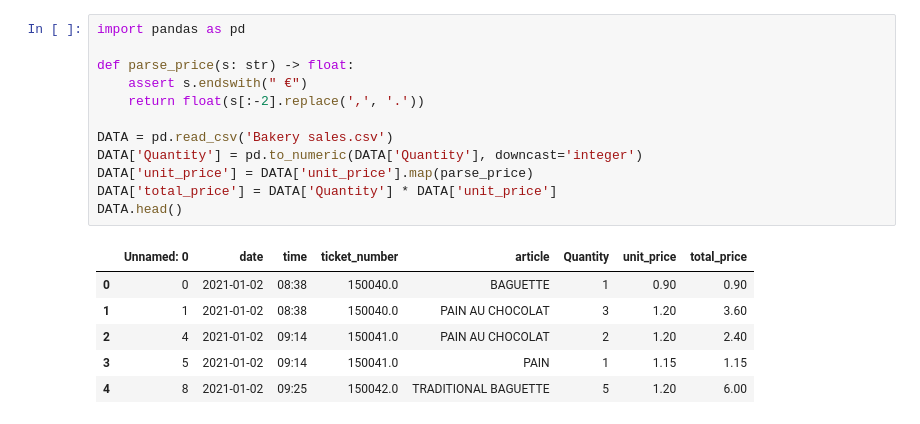
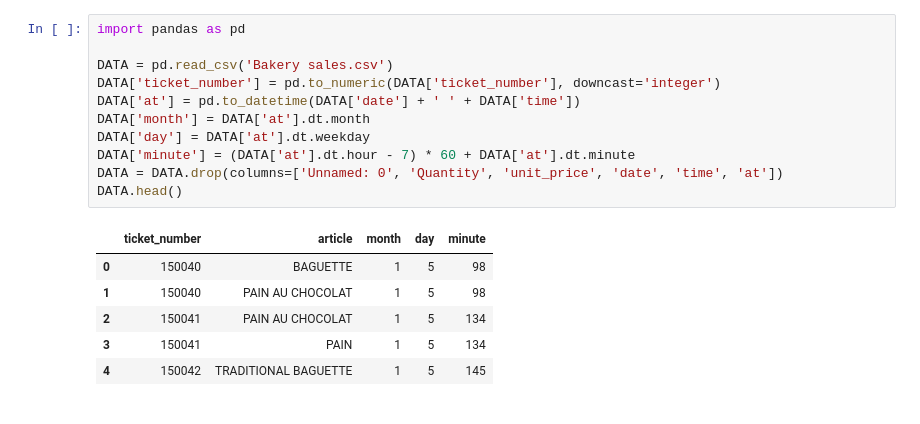
Before and after one commit to 1kjo/dbdm, a Jupyter notebook: clustering.ipynb, the cells around one changed output. Drawn from its saved outputs; the diff is of its cells as text.

```diff
--- a/clustering.ipynb
+++ b/clustering.ipynb
@@ -1,20 +1,19 @@
-# %%
-import pandas as pd
-
-def parse_price(s: str) -> float:
-    assert s.endswith(" €")
-    return float(s[:-2].replace(',', '.'))
-
-DATA = pd.read_csv('Bakery sales.csv')
-DATA['Quantity'] = pd.to_numeric(DATA['Quantity'], downcast='integer')
-DATA['unit_price'] = DATA['unit_price'].map(parse_price)
-DATA['total_price'] = DATA['Quantity'] * DATA['unit_price']
-DATA.head()
-# %% [output]
-|  | Unnamed: 0 | date | time | ticket_number | article | Quantity | unit_price | total_price |
-| 0 | 0 | 2021-01-02 | 08:38 | 150040.0 | BAGUETTE | 1 | 0.90 | 0.90 |
-| 1 | 1 | 2021-01-02 | 08:38 | 150040.0 | PAIN AU CHOCOLAT | 3 | 1.20 | 3.60 |
-| 2 | 4 | 2021-01-02 | 09:14 | 150041.0 | PAIN AU CHOCOLAT | 2 | 1.20 | 2.40 |
-| 3 | 5 | 2021-01-02 | 09:14 | 150041.0 | PAIN | 1 | 1.15 | 1.15 |
-| 4 | 8 | 2021-01-02 | 09:25 | 150042.0 | TRADITIONAL BAGUETTE | 5 | 1.20 | 6.00 |
+# %%
+import pandas as pd
+
+DATA = pd.read_csv('Bakery sales.csv')
+DATA['ticket_number'] = pd.to_numeric(DATA['ticket_number'], downcast='integer')
+DATA['at'] = pd.to_datetime(DATA['date'] + ' ' + DATA['time'])
+DATA['month'] = DATA['at'].dt.month
+DATA['day'] = DATA['at'].dt.weekday
+DATA['minute'] = (DATA['at'].dt.hour - 7) * 60 + DATA['at'].dt.minute
+DATA = DATA.drop(columns=['Unnamed: 0', 'Quantity', 'unit_price', 'date', 'time', 'at'])
+DATA.head()
+# %% [output]
+|  | ticket_number | article | month | day | minute |
+| 0 | 150040 | BAGUETTE | 1 | 5 | 98 |
+| 1 | 150040 | PAIN AU CHOCOLAT | 1 | 5 | 98 |
+| 2 | 150041 | PAIN AU CHOCOLAT | 1 | 5 | 134 |
+| 3 | 150041 | PAIN | 1 | 5 | 134 |
+| 4 | 150042 | TRADITIONAL BAGUETTE | 1 | 5 | 145 |
 # %%
```
Also changed, not shown: parts of 6 cells of this notebook, 1 other file.
